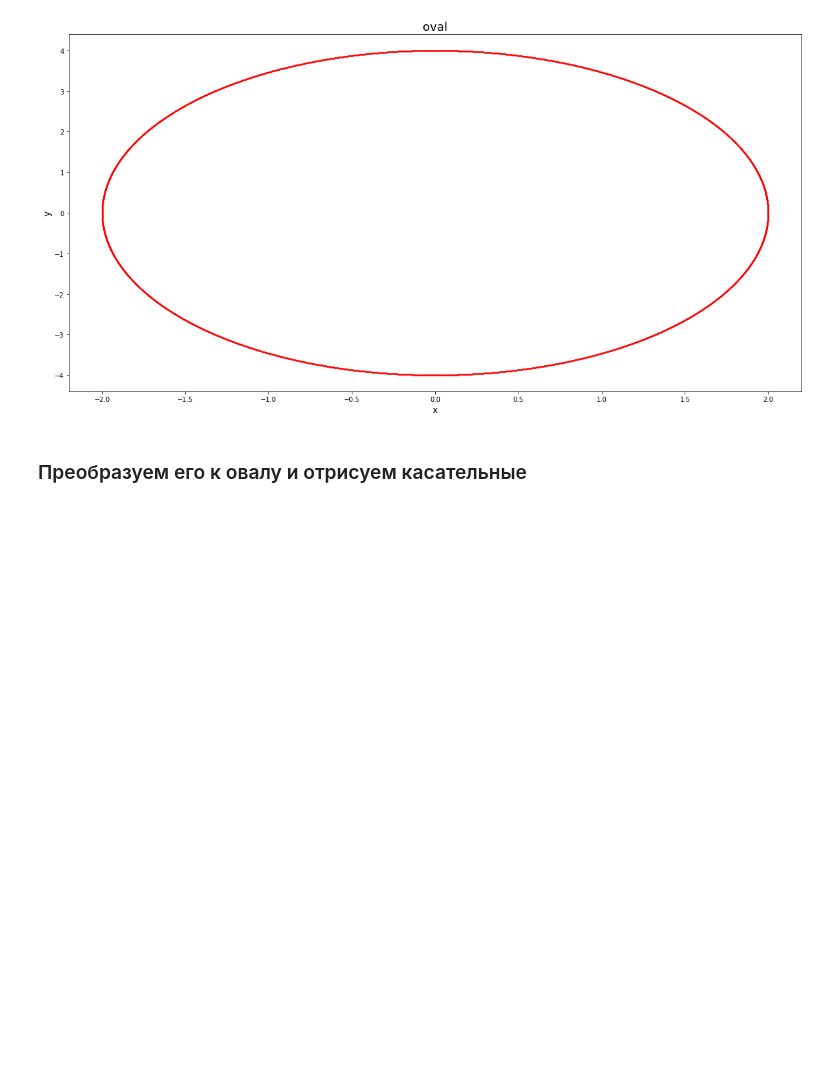
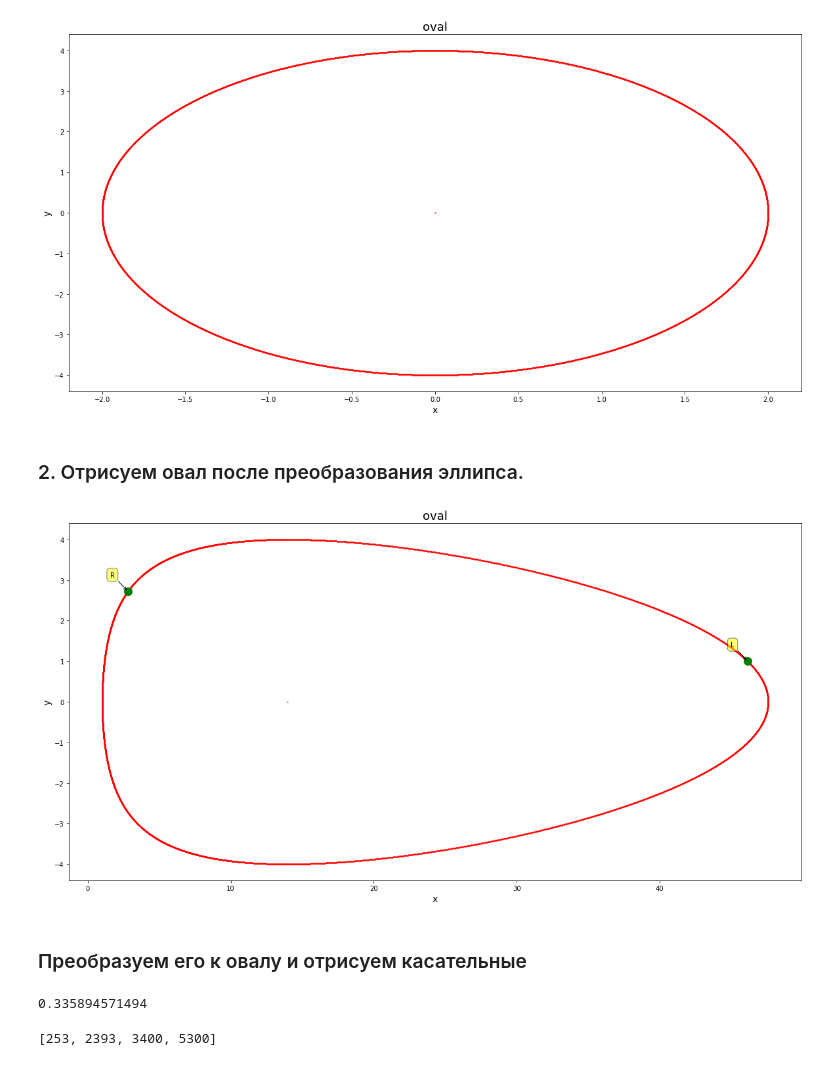
Before and after one commit to razmikKonstandyan/pics, a Jupyter notebook: illustration.ipynb, the cells around one changed output. Drawn from its saved outputs; the diff is of its cells as text; code cells hidden in the pictures; blank space fills up the shorter version.

```diff
--- a/illustration.ipynb
+++ b/illustration.ipynb
@@ -6,22 +7,0 @@ from ovals.math_calculations import get_lines_intersection_point
-# %%
-def get_figure(plt, title, figsize=(20, 10)):
-    plt.figure(figsize=figsize)
-    plt.title(title, fontsize=18)
-    plt.xlabel('x', fontsize=14)
-    plt.ylabel('y', fontsize=14)
-    return plt
-
-def put_points(plt, points, color='ro', markersize=1, labels=None):
-    x_points = [p.x for p in points]
-    y_points = [p.y for p in points]
-    plt.plot(x_points, y_points, color, markersize=markersize)
-    if labels:
-        for label, x, y in zip(labels, x_points, y_points):
-            plt.annotate(label, xy=(x, y), xytext=(-20, 20), textcoords='offset points',
-                         ha='right', va='bottom', bbox=dict(boxstyle='round,pad=0.5', fc='yellow', alpha=0.5),
-                         arrowprops=dict(arrowstyle = '->', connectionstyle='arc3,rad=0'))
-
-    return plt
-
-
-# def put_points_annotate(pl, )
@@ -34,5 +31,48 @@ ellipse = Ellipse(a, b)
 put_points(get_figure(plt, 'oval'), ellipse.points).show()
 # %% [output]
 [figure]
+# %% [markdown]
+### 2. Отрисуем овал после преобразования эллипса.
+# %%
+a = 2
+b = 4
+power = 2.4
+projective_coefficents= [10, 12, 3, 10, 4, 12, 6, 2]
+# projective_coefficents= [1, 2, 3, 3, 4, 2, 6, 2]
+l, r = 253, 2393
+# %%
+oval = Oval(a, b, power)
+p = get_figure(plt, 'oval')
+p = put_points(p, oval.points)
+p = put_points(p, [oval.points[l], oval.points[r]], 'go', markersize=12, labels=['L', 'R'])
+p.show()
+# %% [output]
+[figure, added]
 # %% [markdown]
 ### Преобразуем его к овалу и отрисуем касательные
+# %%
+oval.projective_transform(*projective_coefficents)
+result = {}
+L = oval.points[l]
+R = oval.points[r]
+
+inputs = []
+for i in xrange(0, len(oval.points), 100):
+    for j in xrange(0, len(oval.points), 100):
+        T, A = oval.points[i], oval.points[j]
+        inputs.append([L, R, T, A])
+p = Pool(4)
+res = p.map(get_functunal, inputs)
+print min([x[0] for x in res if x is not None])
+# %% [output]
+0.335894571494
+# %%
+a = min([x[0] for x in res if x is not None])
+args = [x[1] for x in res if x is not None and x[0] == a][0]
+indexes = []
+for i, pn in enumerate(oval.points):
+    if pn == args[-1] or pn == args[-2] or pn == args[0] or pn == args[1]:
+        indexes.append(i)
+print indexes
+# %% [output]
+[253, 2393, 3400, 5300]
```
Also changed, not shown: parts of 9 cells of this notebook, 3 other files.
